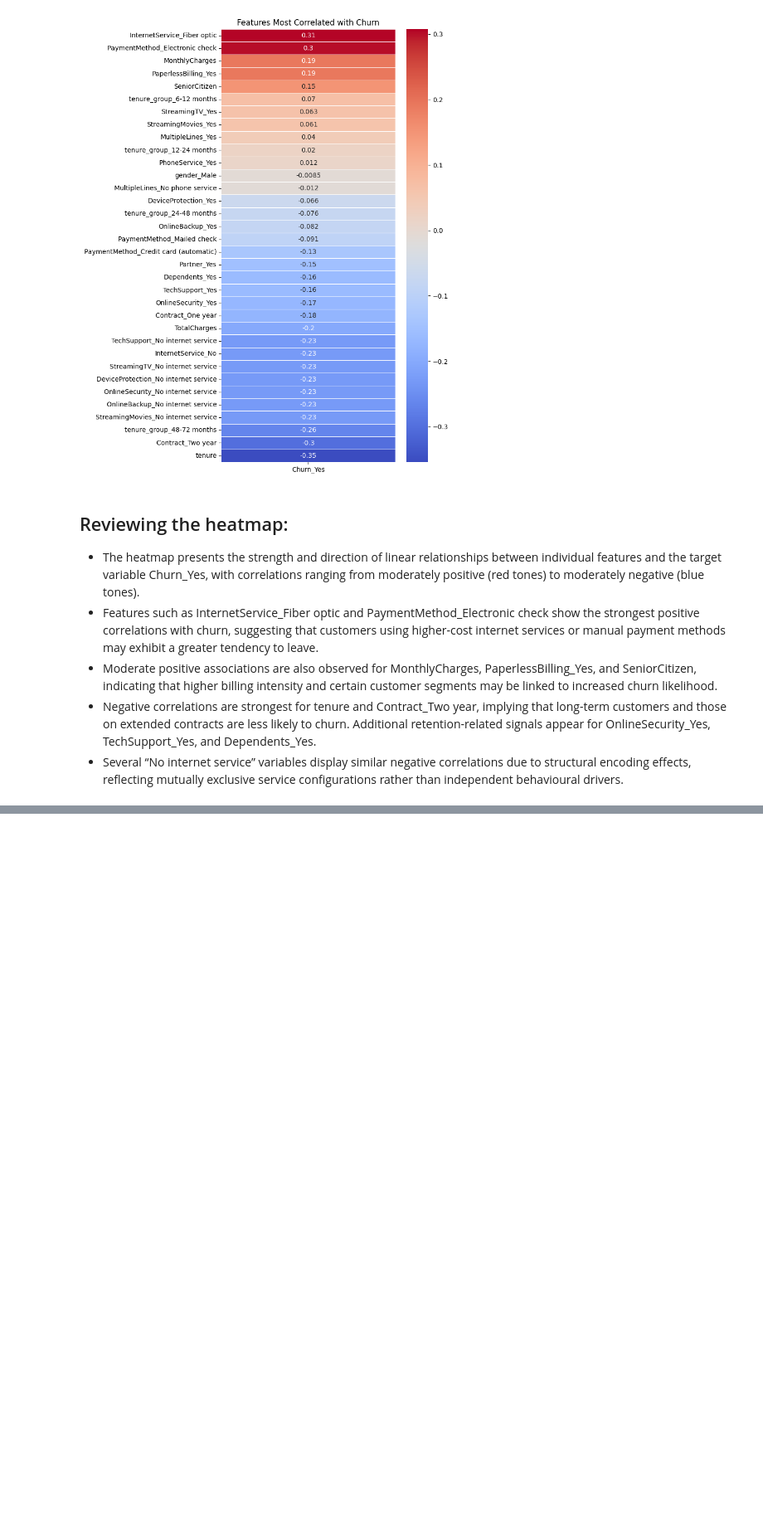
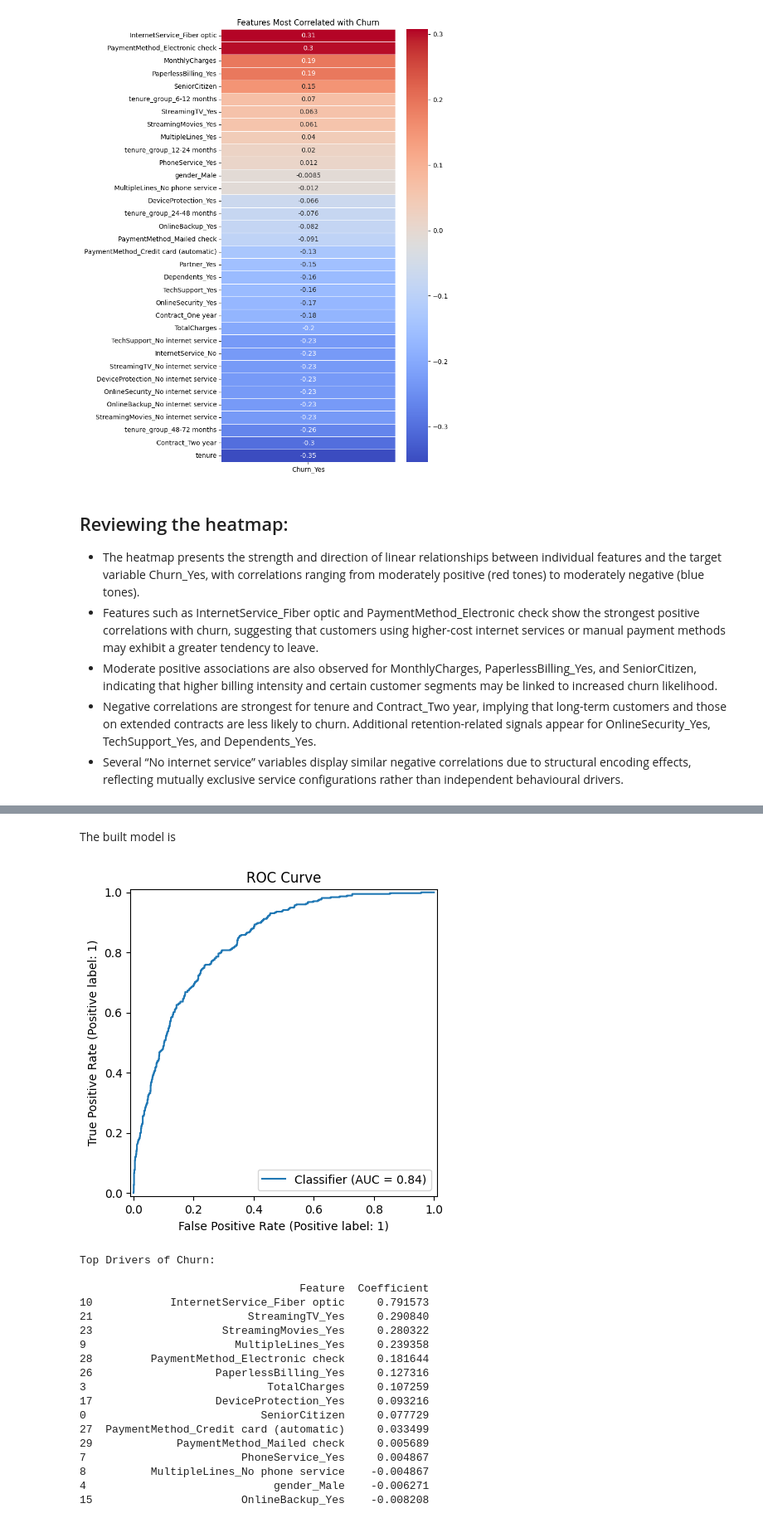
Before and after one commit to jnagabooshanam-hub/ChurnPrediction_Project, a Jupyter notebook: Customer_Churn_2026.ipynb, the cells around one changed output, grey strips where cells are left out. Shown at 83% size. Saved outputs shown, nothing was run; the diff lists cells and outputs as text; code cells hidden in the pictures; blank space fills up the shorter version.

```diff
--- a/Customer_Churn_2026.ipynb
+++ b/Customer_Churn_2026.ipynb
@@ -518,0 +582,34 @@ plt.show()
+# %% [markdown]
+The built model is
+# %%
+RocCurveDisplay.from_predictions(y_test, y_prob)
+plt.title("ROC Curve")
+plt.show()
+
+coefficients = pd.DataFrame({
+    "Feature": X.columns,
+    "Coefficient": model.coef_[0]
+}).sort_values(by="Coefficient", ascending=False)
+
+print("\nTop Drivers of Churn:\n")
+print(coefficients.head(15))
+# %% [output]
+[figure, added]
+Top Drivers of Churn:
+
+                                  Feature  Coefficient
+10            InternetService_Fiber optic     0.791573
+21                        StreamingTV_Yes     0.290840
+23                    StreamingMovies_Yes     0.280322
+9                       MultipleLines_Yes     0.239358
+28         PaymentMethod_Electronic check     0.181644
+26                   PaperlessBilling_Yes     0.127316
+3                            TotalCharges     0.107259
+17                   DeviceProtection_Yes     0.093216
+0                           SeniorCitizen     0.077729
+27  PaymentMethod_Credit card (automatic)     0.033499
+29             PaymentMethod_Mailed check     0.005689
+7                        PhoneService_Yes     0.004867
+8          MultipleLines_No phone service    -0.004867
+4                             gender_Male    -0.006271
+15                       OnlineBackup_Yes    -0.008208
```
Also changed, not shown: parts of 4 cells of this notebook.
